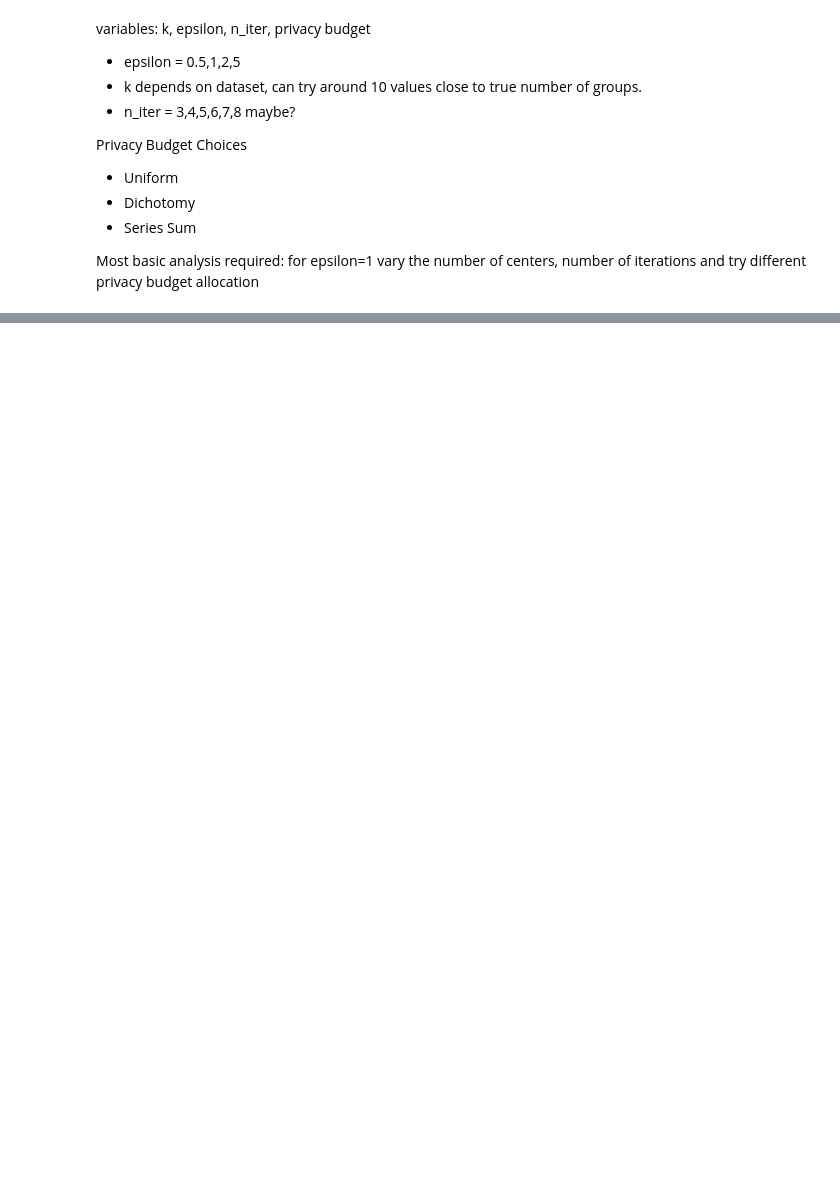
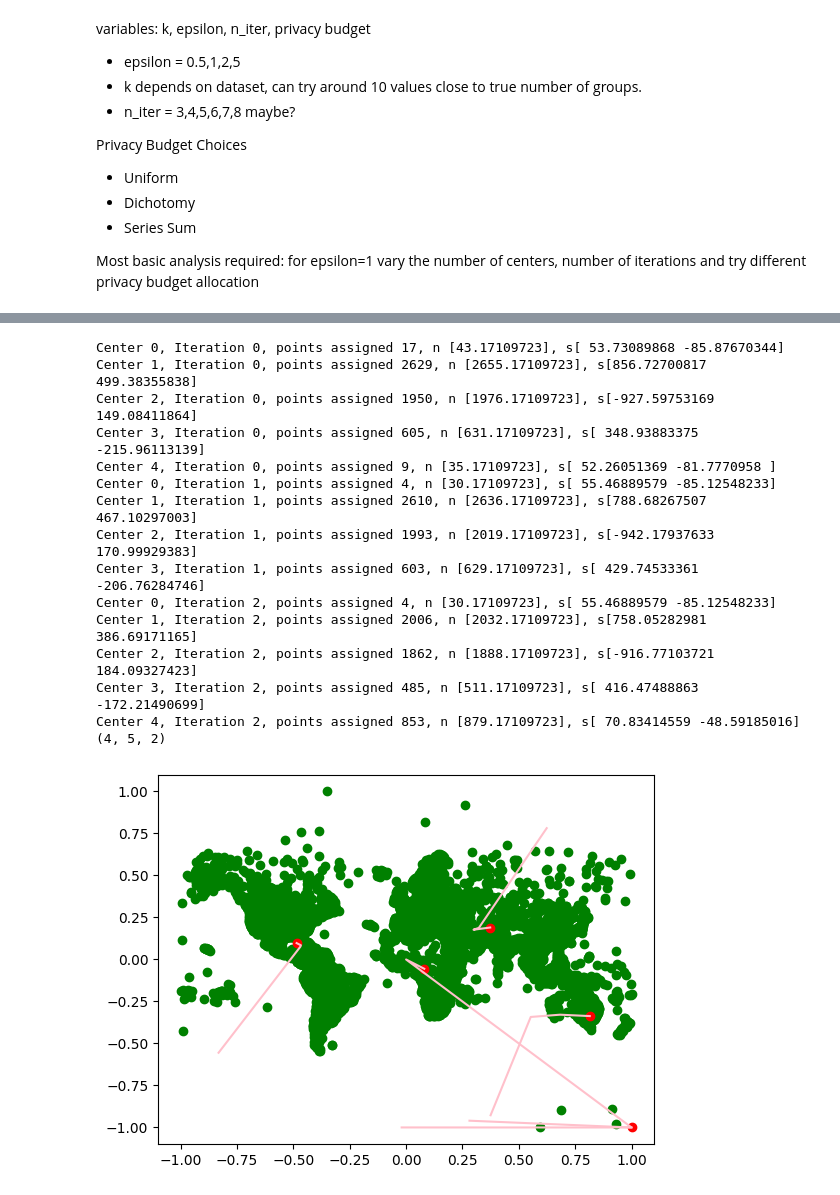
Before and after one commit to amy-ln/dpclustering, a Jupyter notebook: dplloyd-experiment.ipynb, the cells around one changed output, grey strips where cells are left out. Drawn from its saved outputs; the diff is of its cells as text; code cells hidden in the pictures; blank space fills up the shorter version.

```diff
--- a/dplloyd-experiment.ipynb
+++ b/dplloyd-experiment.ipynb
@@ -61,0 +47,36 @@ Center 1, Iteration 2, points assigned 107, n [123.33189739], s[ -21.42737767 -1
+# %%
+data = np.load("datasets/airports.npy")
+
+p = PrivacyBudget(epsilon=1, method="uniform", total_iter=3)
+centers = np.array(dplloyd(k=5, X=data, n_iter=3, priv=p, seed=132345345, return_steps=True))
+
+print(centers.shape)
+#non_private_centers = KMeans(n_clusters=3).fit(data).cluster_centers_
+
+fig = plt.figure()
+ax = plt.axes()
+ax.scatter(data[:,0], data[:,1], c='green')
+#ax.scatter(non_private_centers[:,0], non_private_centers[:,1], c='red')
+ax.plot(centers[:,:,0], centers[:,:,1], c="pink")
+ax.scatter(centers[-1,:,0], centers[-1,:,1], c="red")
+
+plt.show()
+
+print("Loss: ", kmeans_loss(centers[-1,:,:], data))
+# %% [output]
+Center 0, Iteration 0, points assigned 17, n [43.17109723], s[ 53.73089868 -85.87670344]
+Center 1, Iteration 0, points assigned 2629, n [2655.17109723], s[856.72700817 499.38355838]
+Center 2, Iteration 0, points assigned 1950, n [1976.17109723], s[-927.59753169  149.08411864]
+Center 3, Iteration 0, points assigned 605, n [631.17109723], s[ 348.93883375 -215.96113139]
+Center 4, Iteration 0, points assigned 9, n [35.17109723], s[ 52.26051369 -81.7770958 ]
+Center 0, Iteration 1, points assigned 4, n [30.17109723], s[ 55.46889579 -85.12548233]
+Center 1, Iteration 1, points assigned 2610, n [2636.17109723], s[788.68267507 467.10297003]
+Center 2, Iteration 1, points assigned 1993, n [2019.17109723], s[-942.17937633  170.99929383]
+Center 3, Iteration 1, points assigned 603, n [629.17109723], s[ 429.74533361 -206.76284746]
+Center 0, Iteration 2, points assigned 4, n [30.17109723], s[ 55.46889579 -85.12548233]
+Center 1, Iteration 2, points assigned 2006, n [2032.17109723], s[758.05282981 386.69171165]
+Center 2, Iteration 2, points assigned 1862, n [1888.17109723], s[-916.77103721  184.09327423]
+Center 3, Iteration 2, points assigned 485, n [511.17109723], s[ 416.47488863 -172.21490699]
+Center 4, Iteration 2, points assigned 853, n [879.17109723], s[ 70.83414559 -48.59185016]
+(4, 5, 2)
+[figure, added]
```
Also changed, not shown: parts of 14 cells of this notebook, 2 other files.
